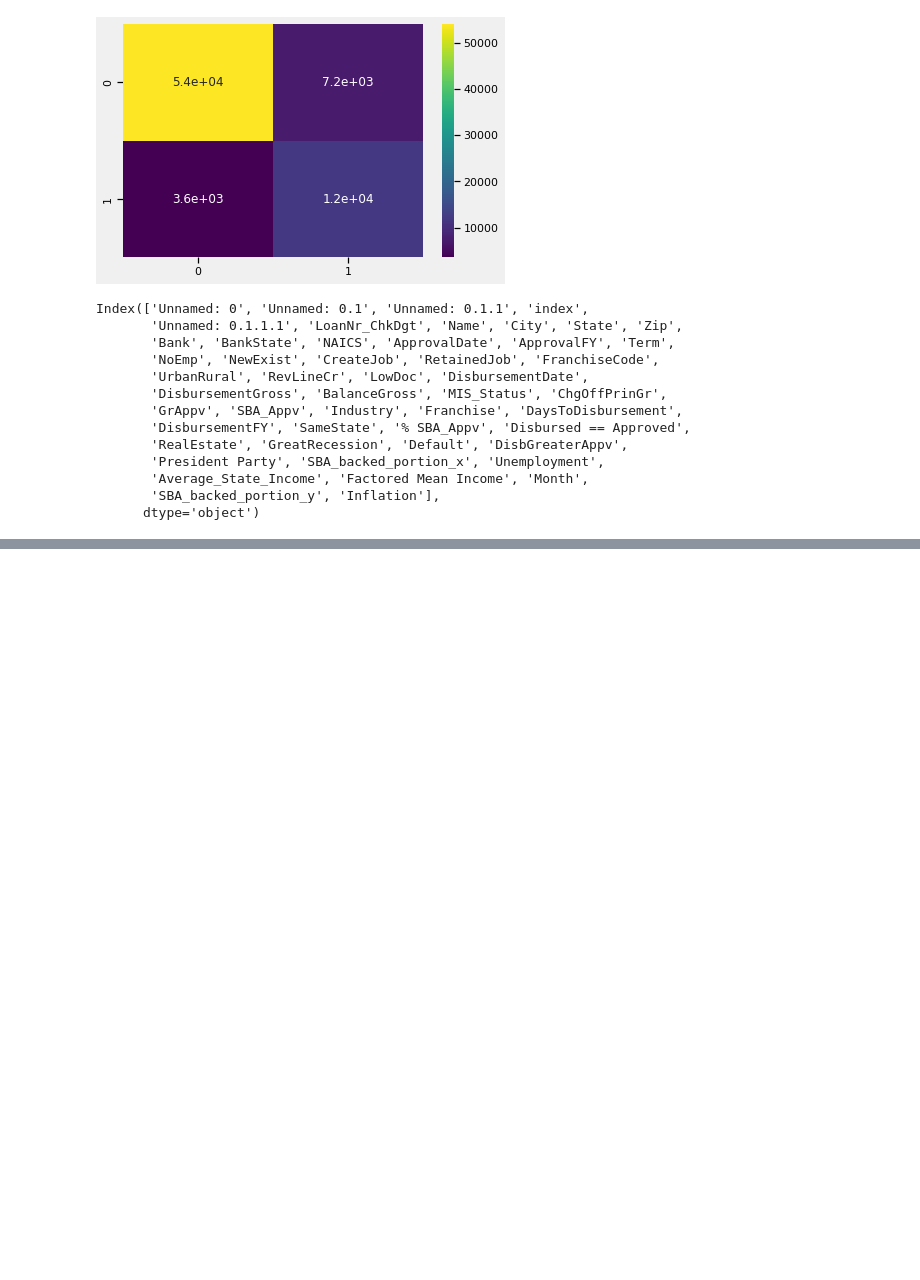
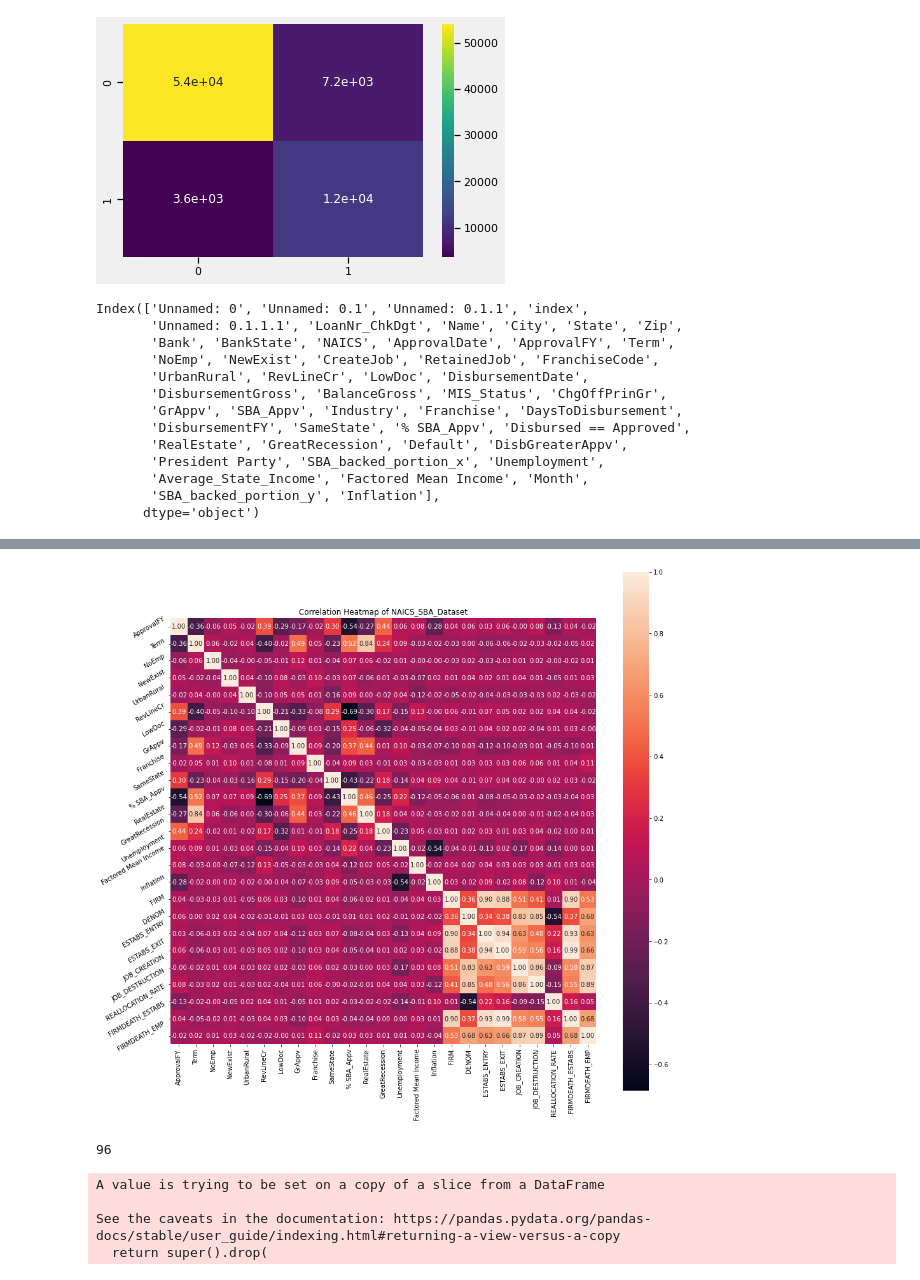
Before and after one commit to CIV2T1PEY/CIV1498-Group-Project, a Jupyter notebook: Final.ipynb, the cells around one changed output, grey strips where cells are left out. Drawn from its saved outputs; the diff is of its cells as text; code cells hidden in the pictures; blank space fills up the shorter version.

```diff
--- a/Final.ipynb
+++ b/Final.ipynb
@@ -2383,0 +2442,11 @@ client_prediction.drop(columns = ['Unnamed: 0', 'Unnamed: 0.1', 'Unnamed: 0.1.1'
+# %%
+# Dropping insignificant columns
+DF_SBA_Loan.drop(columns = ['LoanNr_ChkDgt', 'Name', 'City', 'Zip', 'Bank', 'BankState', 'Industry', 'SBA_Appv', 'FranchiseCode',
+                             'CreateJob', 'RetainedJob', 'ApprovalDate', 'DisbursementDate', 'BalanceGross', 'SBA_backed_portion_y', 'SBA_backed_portion_x',
+                            'ChgOffPrinGr','MIS_Status','Month', 'Average_State_Income'], inplace = True)
+DF_SBA_Loan = DF_SBA_Loan.reset_index(drop=True)
+# %%
+#Keeping just the first 2 digits in the NAICS column of DF_SBA_Loan
+NAICS_value = [str(number) for number in np.array(DF_SBA_Loan["NAICS"])]
+NAICS_first_two = [s[:2] for s in NAICS_value]
+DF_SBA_Loan["NAICS"] = [int(x) for x in NAICS_first_two]
@@ -2383,0 +2484,9 @@ client_prediction.drop(columns = ['Unnamed: 0', 'Unnamed: 0.1', 'Unnamed: 0.1.1'
+# %%
+df_merged_NAICS_SBALoan = pd.merge(DF_SBA_Loan, DF_NAICS,  how='left', left_on=['NAICS','ApprovalFY'], right_on = ['NAICS','ApprovalFY'])
+df_merged_NAICS_SBALoan = df_merged_NAICS_SBALoan.dropna()
+# %%
+NAICS_Industry_name = pd.read_csv('General Industry Codes.csv')
+NAICS_Industry_name = NAICS_Industry_name.rename(columns={"Code": "NAICS"})
+df_merged_NAICS_SBALoan = pd.merge(df_merged_NAICS_SBALoan, NAICS_Industry_name,  how='left', left_on=['NAICS'], right_on = ['NAICS'])
+df_merged_NAICS_SBALoan = df_merged_NAICS_SBALoan.rename(columns={"IndustryName": "Industry"})
+df_merged_NAICS_SBALoan.drop(columns = ['NAICS', 'DaysToDisbursement','DisbursementFY','DisbursementFY','Default', 'DisbGreaterAppv','DisbursementGross', 'Disbursed == Approved'], inplace = True)
@@ -2383,0 +2504,18 @@ client_prediction.drop(columns = ['Unnamed: 0', 'Unnamed: 0.1', 'Unnamed: 0.1.1'
+# %%
+# Plotting correlation matrix
+df_merged_for_corr = df_merged_NAICS_SBALoan.copy()
+correlation = df_merged_for_corr.corr()
+plt.figure(figsize=(15,15))
+plt.title('Correlation Heatmap of NAICS_SBA_Dataset')
+ax = sns.heatmap(correlation, square=True, annot=True, fmt='.2f', linecolor='white')
+ax.set_xticklabels(ax.get_xticklabels(), rotation=90)
+ax.set_yticklabels(ax.get_yticklabels(), rotation=30)
+plt.show()
+# %% [output]
+[figure, added]
+# %%
+# One-Hot Encoding Categorical Features
+df_merged_NAICS_SBALoan = pd.get_dummies(df_merged_NAICS_SBALoan)
+len(df_merged_NAICS_SBALoan.columns)
+# %% [output]
+96
@@ -2383,0 +2537,19 @@ client_prediction.drop(columns = ['Unnamed: 0', 'Unnamed: 0.1', 'Unnamed: 0.1.1'
+# %%
+### Splitting the data into Train, Val and Test as per time-series:
+DF_train_val = df_merged_NAICS_SBALoan[df_merged_NAICS_SBALoan['ApprovalFY']<=2009]
+DF_test = df_merged_NAICS_SBALoan[df_merged_NAICS_SBALoan['ApprovalFY'] >= 2010]
+
+DF_train_val.drop(columns = ['ApprovalFY'], inplace = True)
+DF_test.drop(columns = ['ApprovalFY'], inplace = True)
+
+X_train_val = DF_train_val.drop(columns = ['% SBA_Appv'])
+y_train_val = DF_train_val['% SBA_Appv']
+X_test = DF_test.drop(columns = ['% SBA_Appv'])
+y_test = DF_test['% SBA_Appv']
+
+X_train, X_val, y_train, y_val = train_test_split(X_train_val, y_train_val, test_size=0.15, random_state= 0)
+# %% [output]
+A value is trying to be set on a copy of a slice from a DataFrame
+
+See the caveats in the documentation: https://pandas.pydata.org/pandas-docs/stable/user_guide/indexing.html#returning-a-view-versus-a-copy
+  return super().drop(
```
Also changed, not shown: parts of 72 cells of this notebook.
